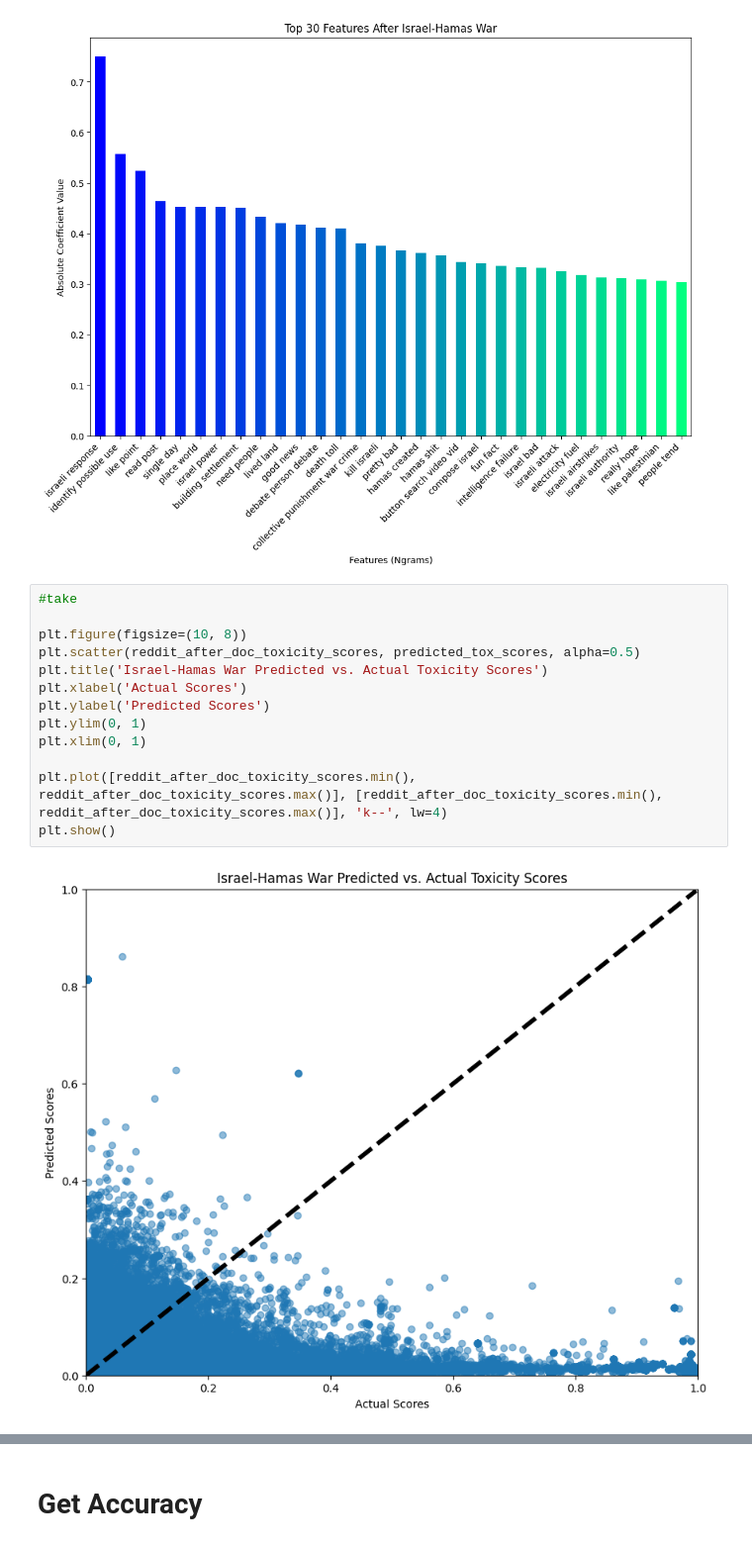
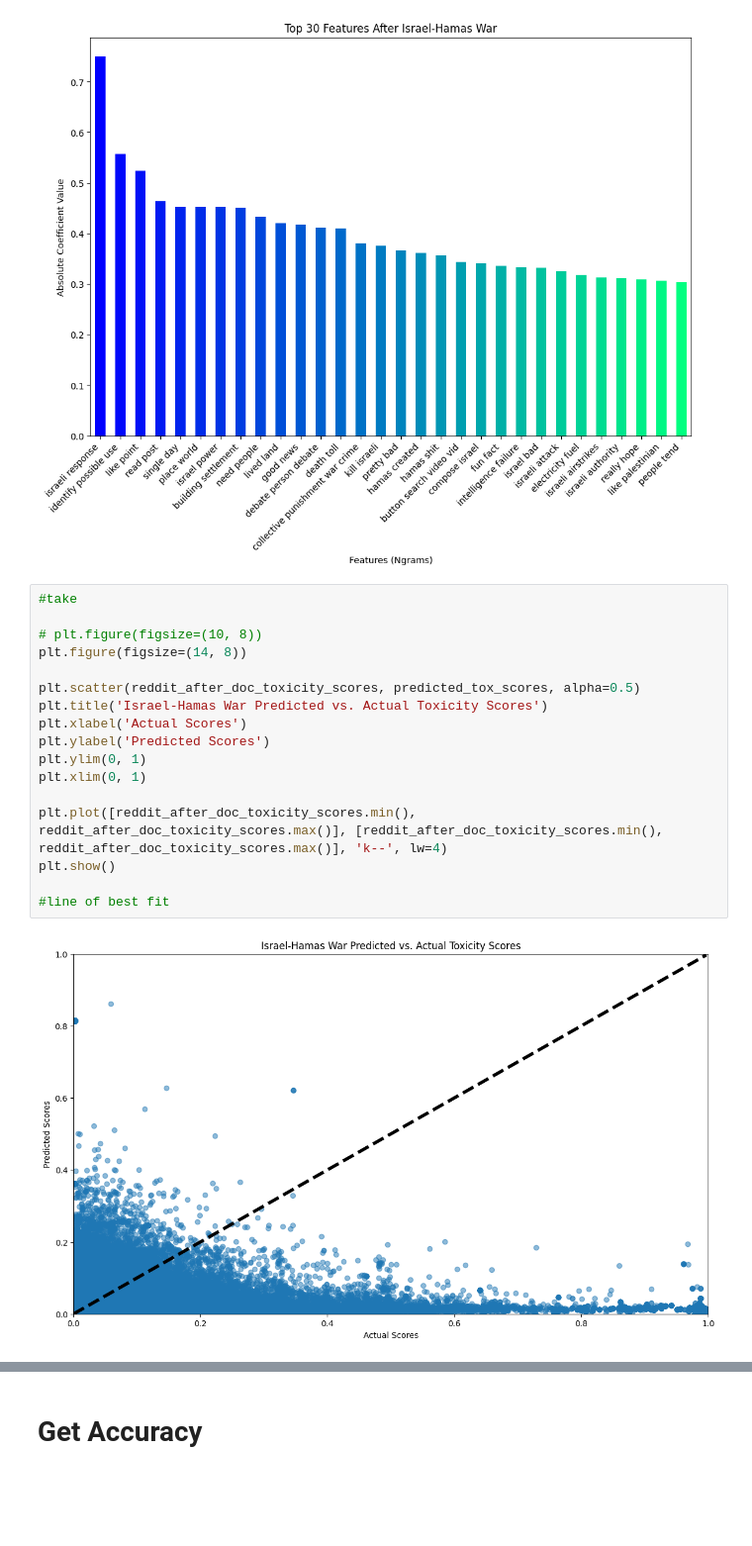
Before and after one commit to JordanMiner/Social_Media_and_Conflict, a Jupyter notebook: israel_gaza.ipynb, the cells around one changed output, grey strips where cells are left out. Shown: that part at 99% size. Drawn from its saved outputs; the diff is of its cells as text; blank space fills up the shorter version.

```diff
--- a/israel_gaza.ipynb
+++ b/israel_gaza.ipynb
@@ -833,15 +835,19 @@ plt.show()
 # %%
 #take
 
-plt.figure(figsize=(10, 8))
+# plt.figure(figsize=(10, 8))
+plt.figure(figsize=(14, 8))
+
 plt.scatter(reddit_after_doc_toxicity_scores, predicted_tox_scores, alpha=0.5)
 plt.title('Israel-Hamas War Predicted vs. Actual Toxicity Scores')
 plt.xlabel('Actual Scores')
 plt.ylabel('Predicted Scores')
 plt.ylim(0, 1)
 plt.xlim(0, 1)
 
 plt.plot([reddit_after_doc_toxicity_scores.min(), reddit_after_doc_toxicity_scores.max()], [reddit_after_doc_toxicity_scores.min(), reddit_after_doc_toxicity_scores.max()], 'k--', lw=4)
 plt.show()
+
+#line of best fit
 # %% [output]
-[figure, old version]
+[figure, new version]
```
Also changed, not shown: parts of 5 cells of this notebook, 5 other files.
